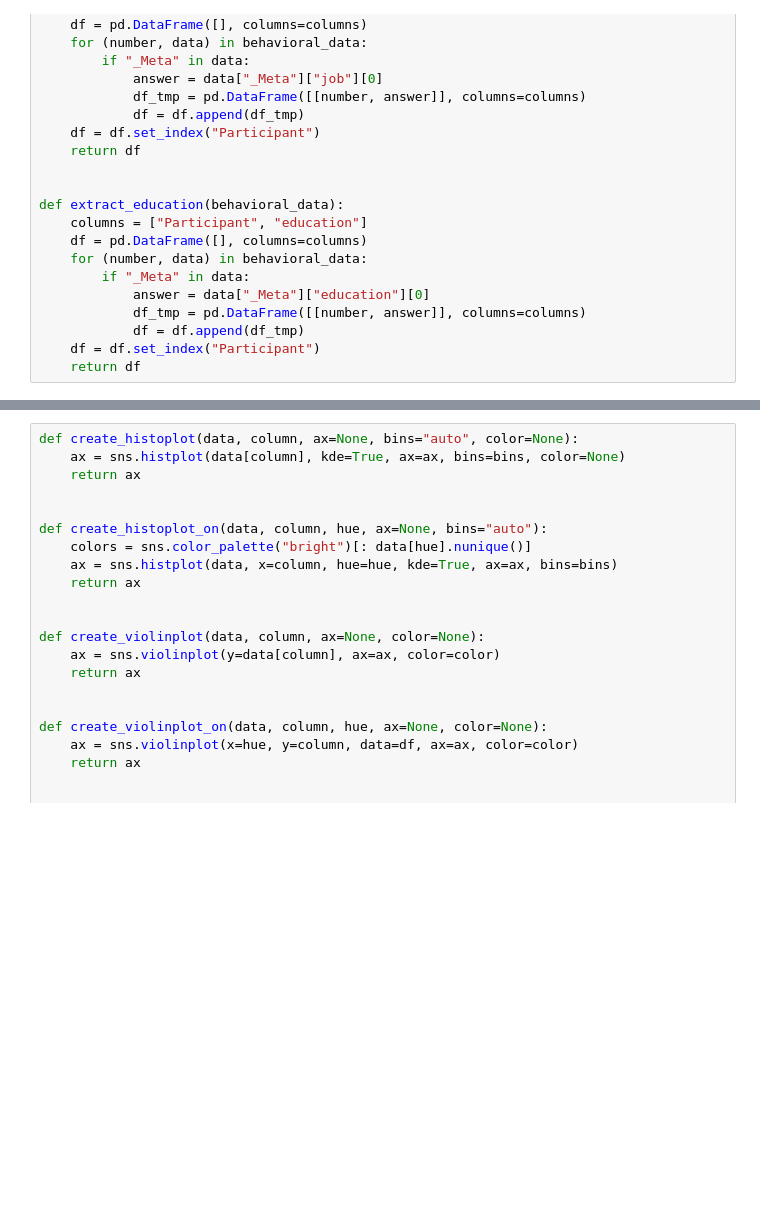
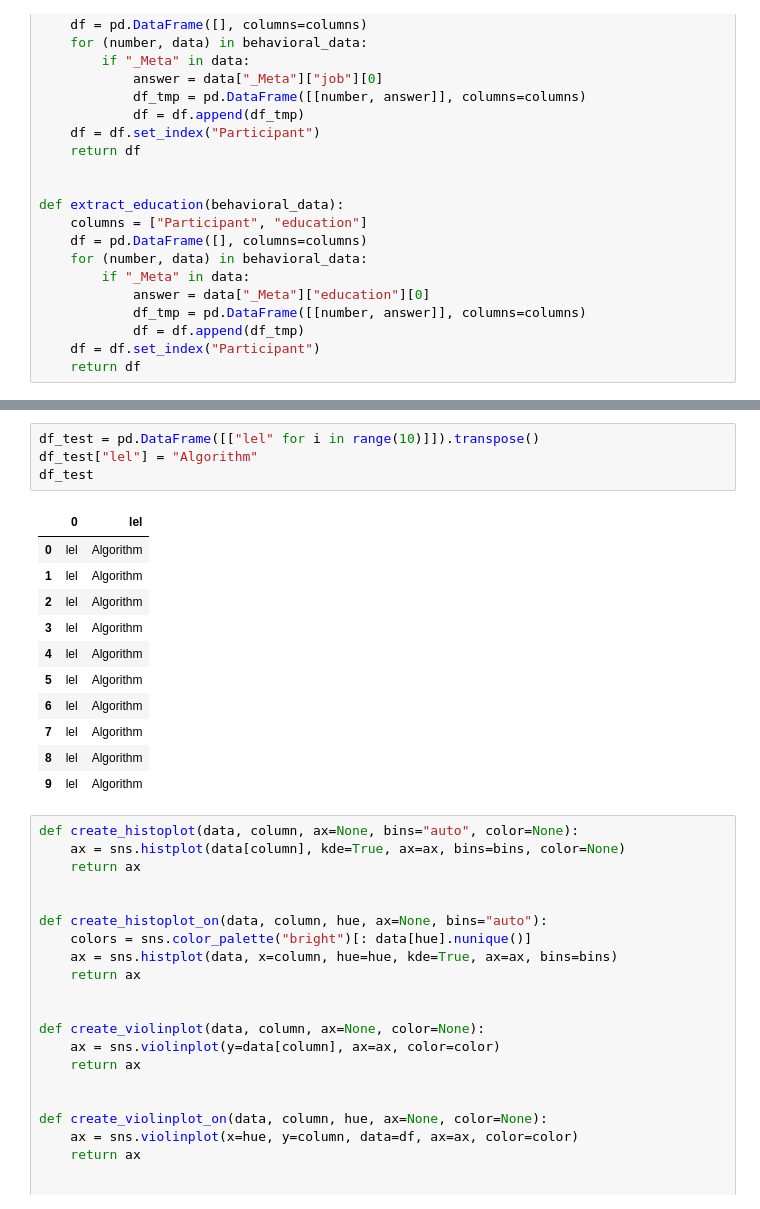
Before and after one commit to brains-on-code/NoviceVsExpert, a Jupyter notebook: dataEvaluation/Behavioral.ipynb, the cells around one changed output, grey strips where cells are left out. Drawn from its saved outputs; the diff is of its cells as text; blank space fills up the shorter version.

```diff
--- a/dataEvaluation/Behavioral.ipynb
+++ b/dataEvaluation/Behavioral.ipynb
@@ -168,3 +172,19 @@ df_behaviroal
+# %%
+df_test = pd.DataFrame([["lel" for i in range(10)]]).transpose()
+df_test["lel"] = "Algorithm"
+df_test
+# %% [output]
+|  | 0 | lel |
+| 0 | lel | Algorithm |
+| 1 | lel | Algorithm |
+| 2 | lel | Algorithm |
+| 3 | lel | Algorithm |
+| 4 | lel | Algorithm |
+| 5 | lel | Algorithm |
+| 6 | lel | Algorithm |
+| 7 | lel | Algorithm |
+| 8 | lel | Algorithm |
+| 9 | lel | Algorithm |
 # %%
 def create_histoplot(data, column, ax=None, bins="auto", color=None):
     ax = sns.histplot(data[column], kde=True, ax=ax, bins=bins, color=None)
```
Also changed, not shown: parts of 3 cells of this notebook, 4 other files.
